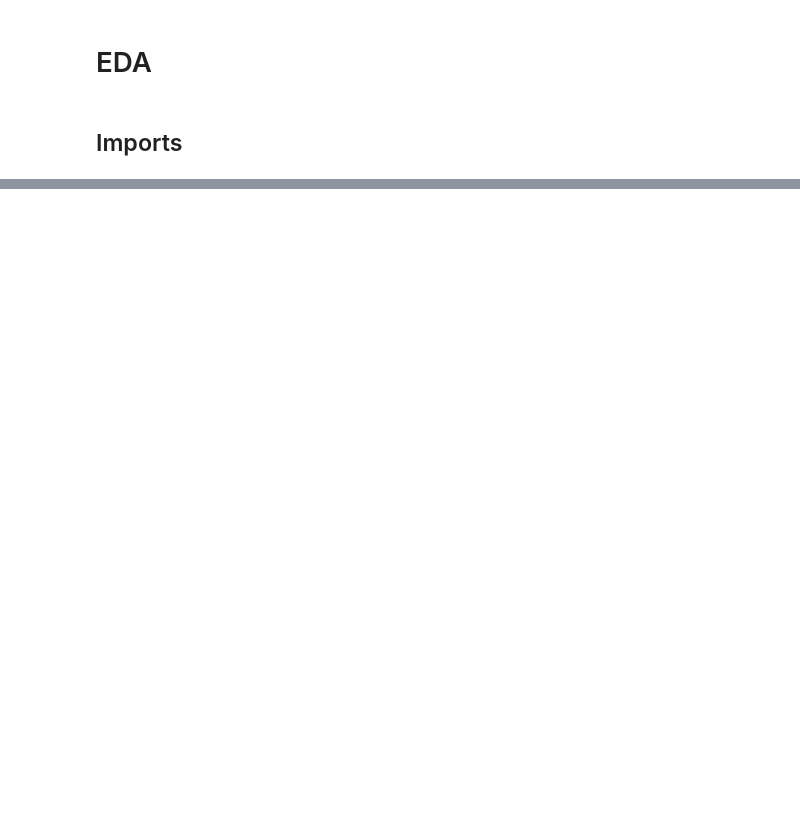
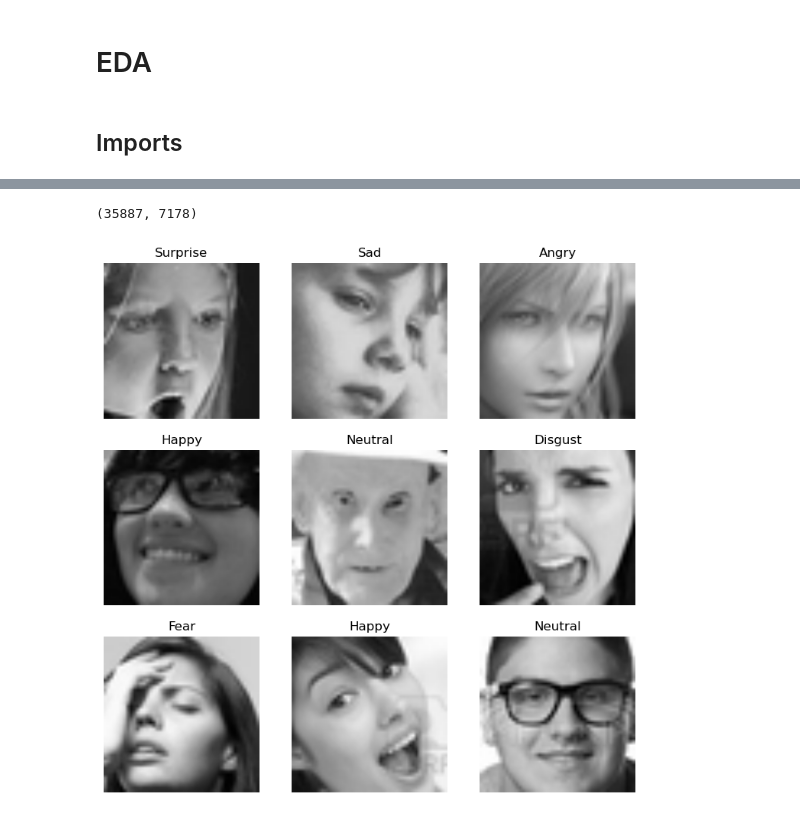
Before and after one commit to Aryan-Garg/Fast-Facial-Expression-Recognition, a Jupyter notebook: eda.ipynb, the cells around one changed output, grey strips where cells are left out. Saved outputs shown, nothing was run; the diff lists cells and outputs as text; code cells hidden in the pictures; blank space fills up the shorter version.

```diff
--- a/eda.ipynb
+++ b/eda.ipynb
@@ -24,0 +86,4 @@ train_df.head()
+# %%
+class2emotion = {0: 'Angry', 1: 'Disgust', 2: 'Fear', 3: 'Happy', 4: 'Sad', 5: 'Surprise', 6: 'Neutral'}
+emotion2class = dict((v,k) for k,v in class2emotion.items())
+# emotion2class, class2emotion
@@ -24,0 +153,21 @@ train_df.head()
+# %%
+train_files = get_image_files("dataset_FER/train")
+test_files = get_image_files("dataset_FER/test")
+len(train_files), len(test_files)
+# %% [output]
+(35887, 7178)
+# %%
+def label_func(file_name):
+    # extract index from file name
+    indX = file_name.split('/')[-1].split('.')[0]
+    # get label from annotation file
+    with open('dataset_FER/train_annotations.txt', 'r') as f:
+        labels = f.readline()
+        return class2emotion[int(labels[int(indX)])]
+    return -1
+# %%
+dls = ImageDataLoaders.from_name_func(".", train_files, label_func, item_tfms=Resize(224))
+# %%
+dls.show_batch()
+# %% [output]
+[figure, added]
```
Also changed, not shown: parts of 20 cells of this notebook, 1 other file.
